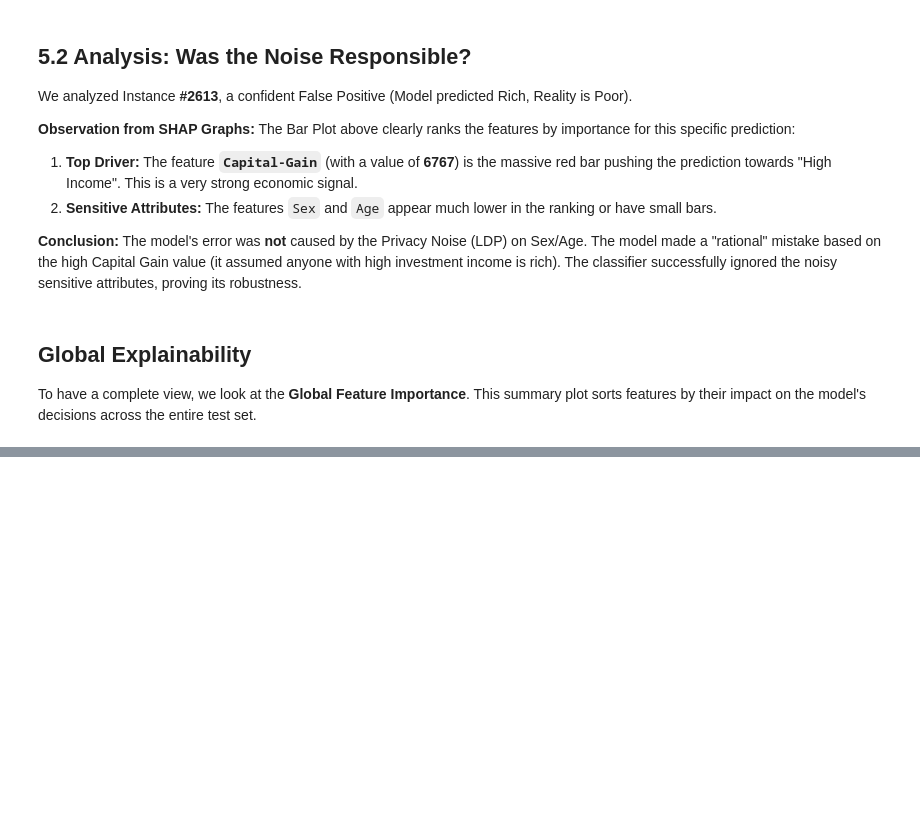
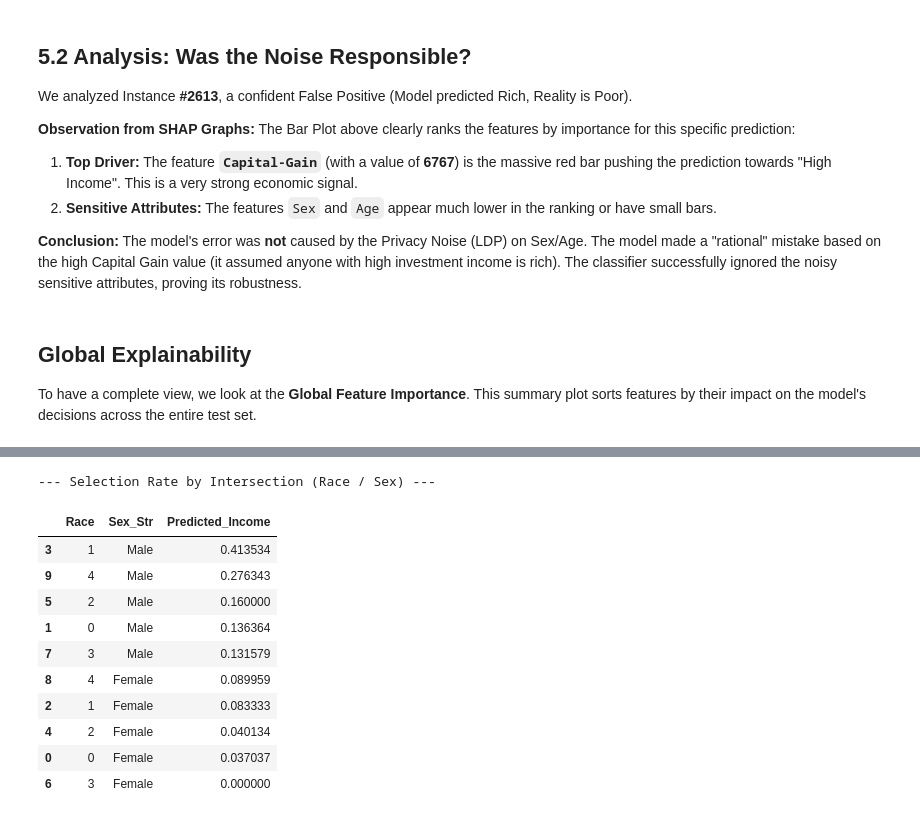
Before and after one commit to imadsharof/Project-on-Responsible-Data-Science, a Jupyter notebook: notebooks/Project_ResponsibleDS_GroupP3.ipynb, the cells around one changed output, grey strips where cells are left out. Cells and saved outputs as stored; diff of their text form; code cells hidden in the pictures; blank space fills up the shorter version.

```diff
--- a/notebooks/Project_ResponsibleDS_GroupP3.ipynb
+++ b/notebooks/Project_ResponsibleDS_GroupP3.ipynb
@@ -1082,0 +1250,42 @@ This plot shows which features are most important across the ENTIRE test set.
+# %%
+import matplotlib.pyplot as plt
+import seaborn as sns
+
+# 1. Prepare Data for Analysis
+# We work on the Real Test Set with the Original Model's predictions
+exploration_df = X_test.copy()
+exploration_df['Predicted_Income'] = clf.predict(X_test)
+
+# 2. Create "Intersection" Feature
+# Example: "White_Male", "Black_Female"
+# We need to inverse transform the labels if they are encoded (0/1) to make it readable
+# Assuming Sex: 1=Male, 0=Female (based on our previous steps)
+sex_map = {1: 'Male', 0: 'Female'}
+# Note: Race was label encoded. We might need to check the mapping or just use the codes.
+# If you don't have the original Race strings, we'll plot by codes, but usually:
+# 4=White, 2=Black (This depends on the specific LabelEncoder run).
+# For safety, we will just use the columns as they are.
+
+exploration_df['Sex_Str'] = exploration_df['Sex'].map(sex_map)
+exploration_df['Intersection'] = exploration_df['Race'].astype(str) + " / " + exploration_df['Sex_Str']
+
+# 3. Calculate Selection Rate per Group
+# (Mean of 'Predicted_Income' gives the % of people predicted as >50K)
+group_metrics = exploration_df.groupby(['Race', 'Sex_Str'])['Predicted_Income'].mean().reset_index()
+group_metrics = group_metrics.sort_values(by='Predicted_Income', ascending=False)
+
+print("--- Selection Rate by Intersection (Race / Sex) ---")
+display(group_metrics)
+# %% [output]
+--- Selection Rate by Intersection (Race / Sex) ---
+|  | Race | Sex_Str | Predicted_Income |
+| 3 | 1 | Male | 0.413534 |
+| 9 | 4 | Male | 0.276343 |
+| 5 | 2 | Male | 0.160000 |
+| 1 | 0 | Male | 0.136364 |
+| 7 | 3 | Male | 0.131579 |
+| 8 | 4 | Female | 0.089959 |
+| 2 | 1 | Female | 0.083333 |
+| 4 | 2 | Female | 0.040134 |
+| 0 | 0 | Female | 0.037037 |
+| 6 | 3 | Female | 0.000000 |
```
Also changed, not shown: parts of 17 cells of this notebook, 1 other file.
